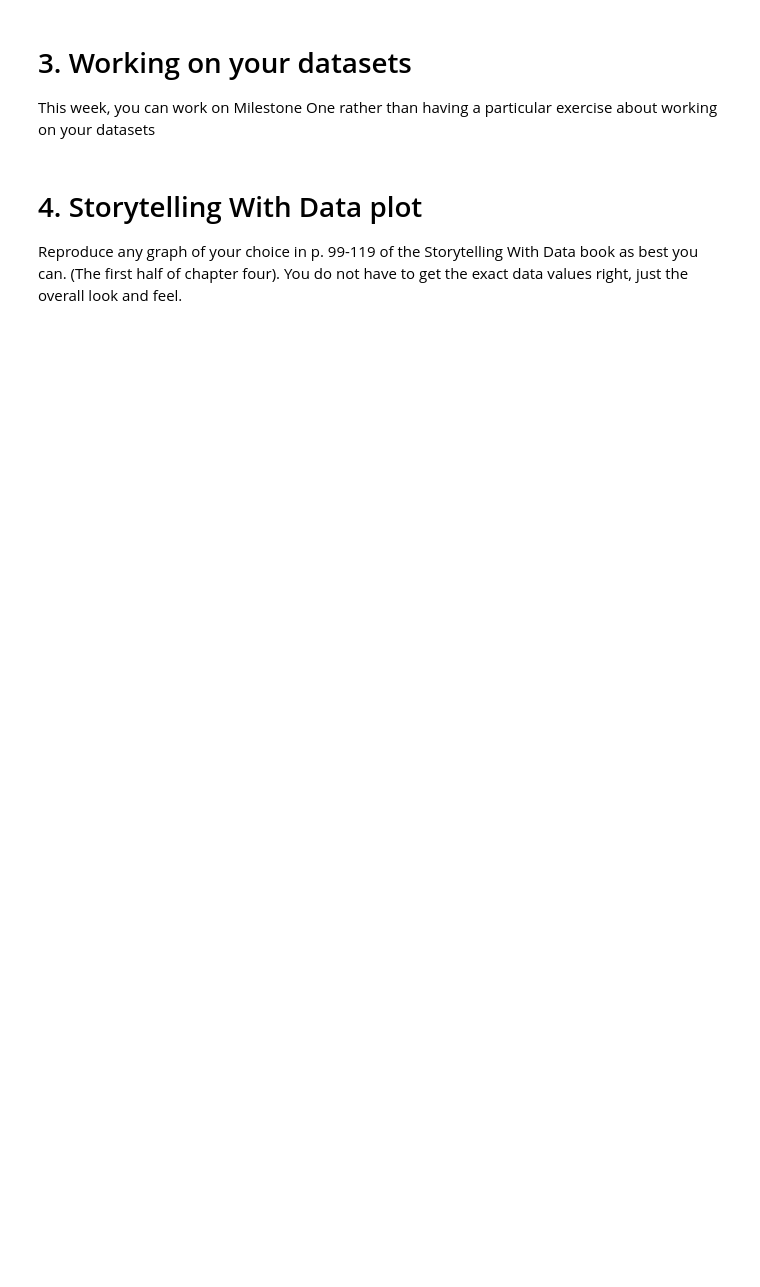
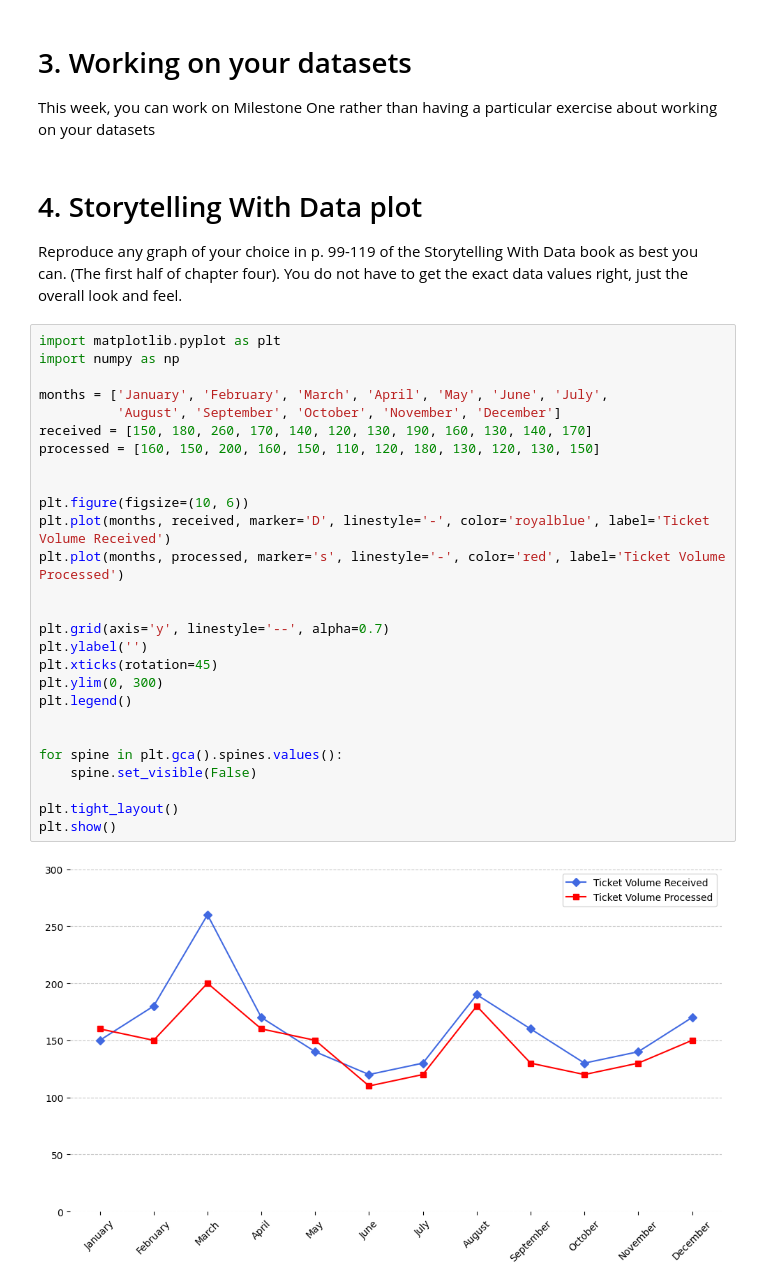
Before and after one commit to pr-rowe/MOD-O2-HW5, a Jupyter notebook: Week7.ipynb, the cells around one changed output. Saved outputs shown, nothing was run; the diff lists cells and outputs as text; blank space fills up the shorter version.

```diff
--- a/Week7.ipynb
+++ b/Week7.ipynb
@@ -39,3 +45,32 @@ This week, you can work on Milestone One rather than having a particular exercis
 # 4. Storytelling With Data plot
 
 Reproduce any graph of your choice in p. 99-119 of the Storytelling With Data book as best you can. (The first half of chapter four). You do not have to get the exact data values right, just the overall look and feel.
+# %%
+import matplotlib.pyplot as plt
+import numpy as np
+
+months = ['January', 'February', 'March', 'April', 'May', 'June', 'July',
+          'August', 'September', 'October', 'November', 'December']
+received = [150, 180, 260, 170, 140, 120, 130, 190, 160, 130, 140, 170]
+processed = [160, 150, 200, 160, 150, 110, 120, 180, 130, 120, 130, 150]
+
+
+plt.figure(figsize=(10, 6))
+plt.plot(months, received, marker='D', linestyle='-', color='royalblue', label='Ticket Volume Received')
+plt.plot(months, processed, marker='s', linestyle='-', color='red', label='Ticket Volume Processed')
+
+
+plt.grid(axis='y', linestyle='--', alpha=0.7)
+plt.ylabel('')
+plt.xticks(rotation=45)
+plt.ylim(0, 300)
+plt.legend()
+
+
+for spine in plt.gca().spines.values():
+    spine.set_visible(False)
+
+plt.tight_layout()
+plt.show()
+# %% [output]
+[figure, added]
```
Also changed, not shown: parts of 1 cell of this notebook.
